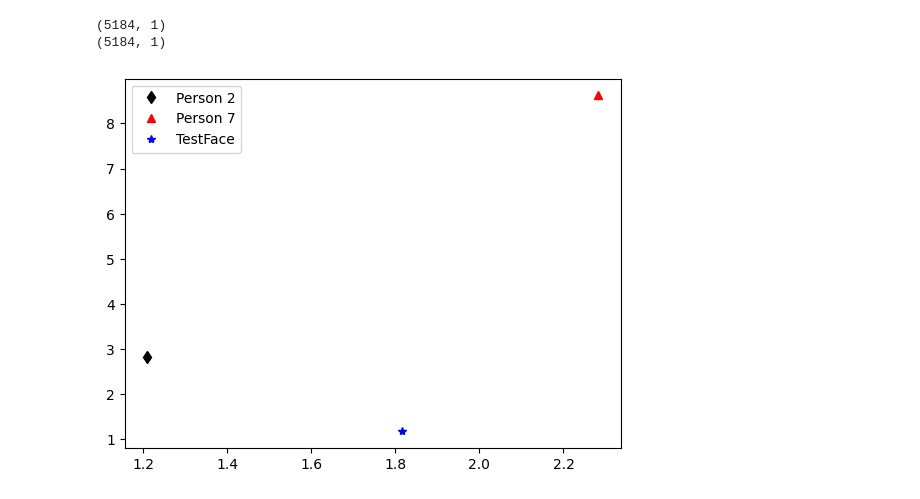
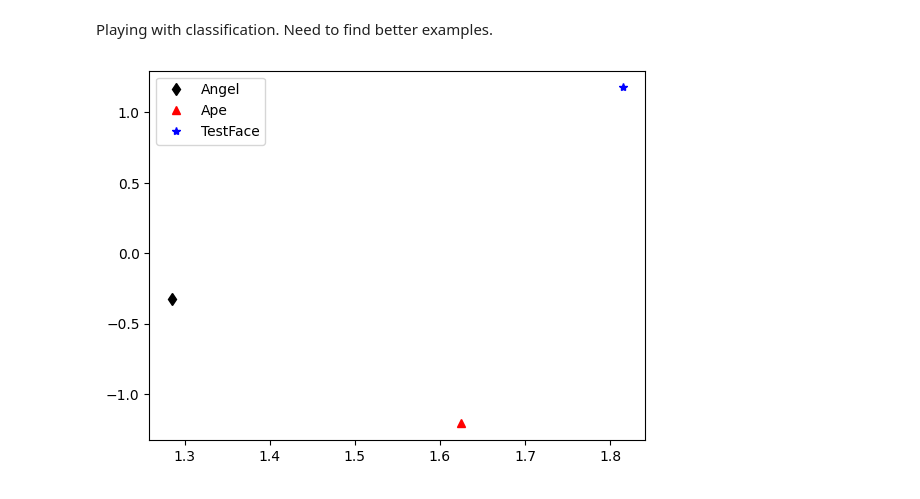
Before and after one commit to raineymarkr/eigen_emoji, a Jupyter notebook: eigen_emoji.ipynb, the cells around one changed output. Saved outputs shown, nothing was run; the diff lists cells and outputs as text; code cells hidden in the pictures.

```diff
--- a/eigen_emoji.ipynb
+++ b/eigen_emoji.ipynb
@@ -6,12 +13,16 @@ import os
 
 folder_path = r"C:\Users\mark.rainey\eigen_emoji\emoji"
 
+#Set emoji dimensions
 m = 72
 n = 72
-emojis = np.zeros((m*n, 134))
-test_emojis = np.zeros(((m*n), 20))
+n_emoji = 154
+n_test = 20
+#Build matrix for storing Emoji in columns
+emojis = np.zeros((m*n, n_emoji-n_test))
+test_emojis = np.zeros(((m*n), n_test))
 # Make sure to check if the images exist and are read correctly
-for i in range(153):
+for i in range(n_emoji - 1):
     file_path = os.path.join(folder_path, f"{i}")
     if os.path.exists(file_path):
         # Read the image data
@@ -20,8 +31,9 @@ for i in range(153):
         if np.any(img_data):
             # Convert to grayscale by taking the average across the color channels
             grayscale_image = np.mean(img_data[..., :3], axis=2)
-            plt.imshow(grayscale_image)# Use ... to include all prior axes
-            if i <= 133:
+
+            #Separate emoji into training and testing
+            if i <= n_emoji - n_test - 1:
                 emojis[:,i]= grayscale_image.reshape(-1)
             else:
                 test_emojis[:,134-i]= grayscale_image.reshape(-1)
@@ -30,8 +42,9 @@ for i in range(153):
     else:
         print(f"File does not exist: {file_path}")
 
+#Take average of all emojis
 avgFace = np.mean(emojis, axis=1)
-plt.imshow(np.reshape(avgFace,(m,n)))
 
+#Subtract the average emoji from all emoji, take SVD
 X = emojis - np.tile(avgFace, (emojis.shape[1],1)).T
 U, S, VT = np.linalg.svd(X,full_matrices=0)
@@ -88,35 +105,33 @@ for r in r_list:
+# %% [markdown]
+<p> Playing with classification. Need to find better examples. </p>
 # %%
 ## Project person 2 and 7 onto PC5 and PC6
 
-P1num = 0 # Person number 2
-P2num = 7 # Person number 7
+P1num = 20 # Person number 2
+P2num = 10 # Person number 7
 T1num = 1
 
 P1 = emojis[:,P1num-1:P1num]
 P2 = emojis[:,P2num-1:P2num]
 testFace = test_emojis[:,T1num-1:T1num]
 
 
 P1 = P1 - np.tile(avgFace,(P1.shape[1],1)).T
-print(P2.shape)
 P2 = P2 - np.tile(avgFace,(P2.shape[1],1)).T
 
-print(testFace.shape)
 testFace = testFace - np.tile(avgFace,(testFace.shape[1],1)).T
 
 PCAmodes = [5, 6] # Project onto PCA modes 5 and 6
 PCACoordsP1 = U[:,PCAmodes-np.ones_like(PCAmodes)].T @ P1
 PCACoordsP2 = U[:,PCAmodes-np.ones_like(PCAmodes)].T @ P2
 PCACoordstF = U[:,PCAmodes-np.ones_like(PCAmodes)].T @ testFace
 
-plt.plot(PCACoordsP1[0,:],PCACoordsP1[1,:],'d',color='k',label='Dark Moon')
-plt.plot(PCACoordsP2[0,:],PCACoordsP2[1,:],'^',color='r',label='Person 7')
+plt.plot(PCACoordsP1[0,:],PCACoordsP1[1,:],'d',color='k',label='Angel')
+plt.plot(PCACoordsP2[0,:],PCACoordsP2[1,:],'^',color='r',label='Ape')
 plt.plot(PCACoordstF[0,:],PCACoordstF[1,:],'*',color='b',label='TestFace')
 
 
 plt.legend()
 plt.show()
 # %% [output]
-(5184, 1)
-(5184, 1)
-[figure, old version]
+[figure, new version]
```
Also changed, not shown: parts of 10 cells of this notebook.
